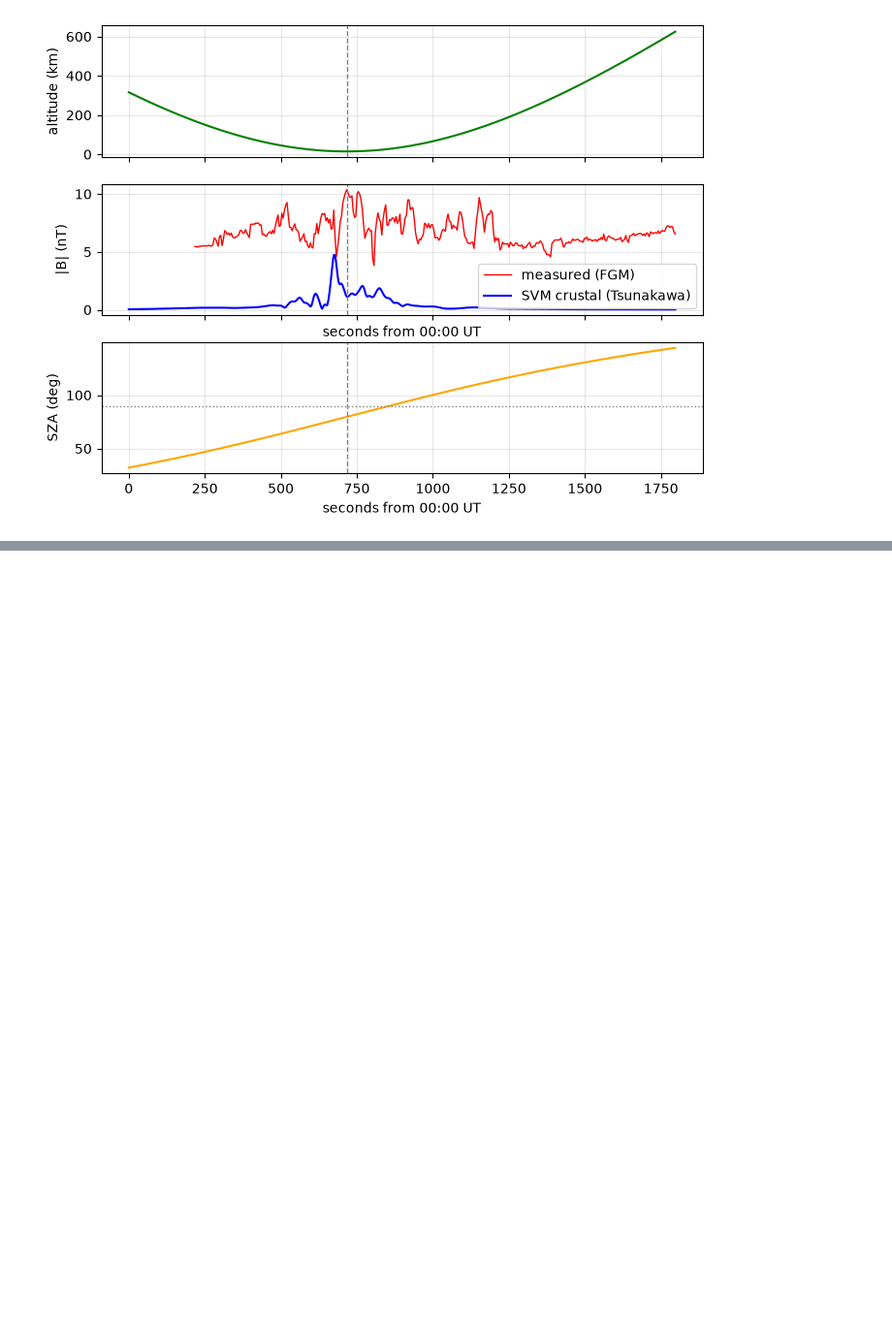
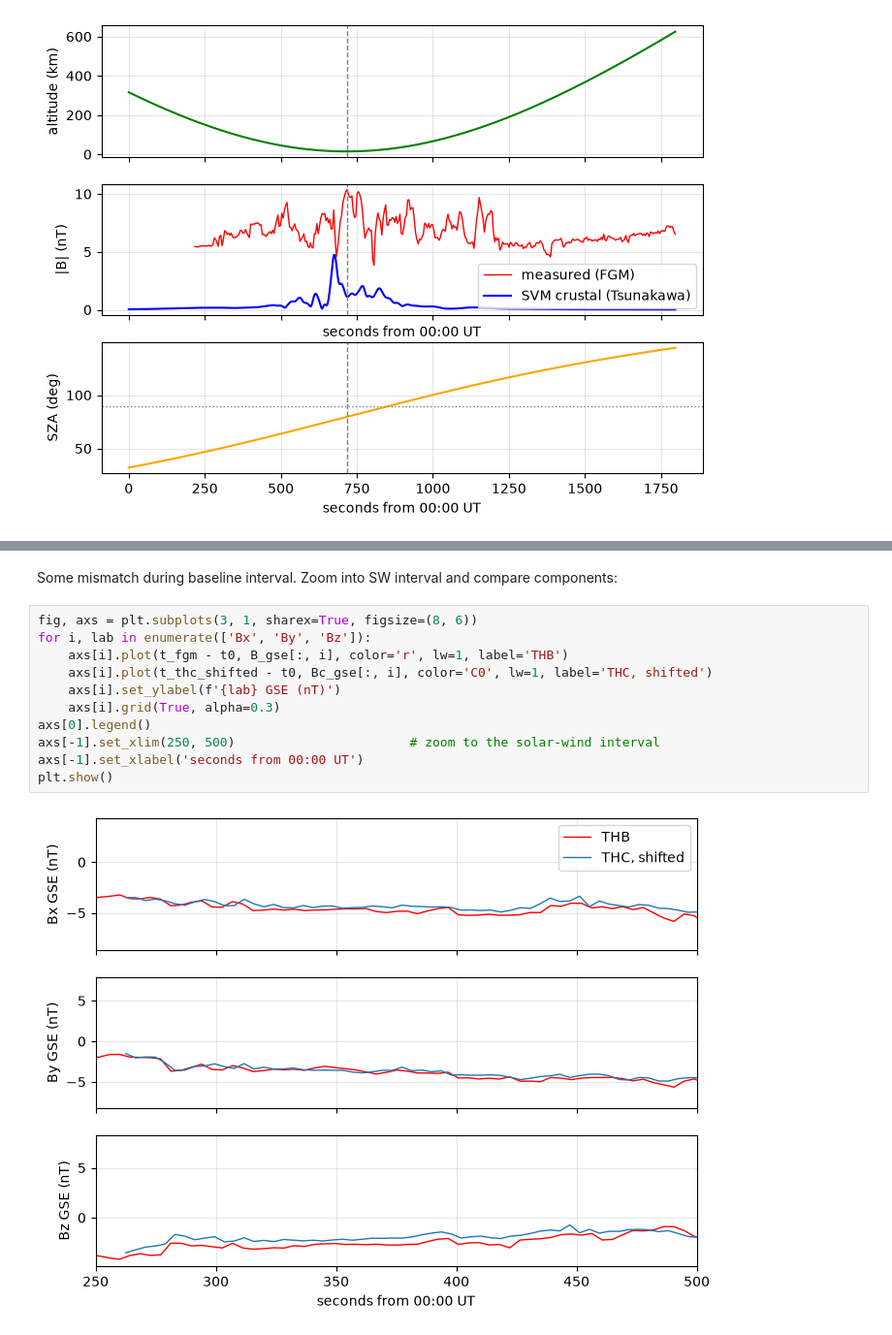
Before and after one commit to yulunwu000/artemis-lunar-plasma, a Jupyter notebook: notebooks/04_SVM_mapping.ipynb, the cells around one changed output, grey strips where cells are left out. Shown at 97% size. Cells and saved outputs as stored; diff of their text form; blank space fills up the shorter version.

```diff
--- a/notebooks/04_SVM_mapping.ipynb
+++ b/notebooks/04_SVM_mapping.ipynb
@@ -328,0 +457,15 @@ Confirms event occurs on sunlit side close to terminator, in accordance with Saw
+# %% [markdown]
+Some mismatch during baseline interval. Zoom into SW interval and compare components:
+# %%
+fig, axs = plt.subplots(3, 1, sharex=True, figsize=(8, 6))
+for i, lab in enumerate(['Bx', 'By', 'Bz']):
+    axs[i].plot(t_fgm - t0, B_gse[:, i], color='r', lw=1, label='THB')
+    axs[i].plot(t_thc_shifted - t0, Bc_gse[:, i], color='C0', lw=1, label='THC, shifted')
+    axs[i].set_ylabel(f'{lab} GSE (nT)')
+    axs[i].grid(True, alpha=0.3)
+axs[0].legend()
+axs[-1].set_xlim(250, 500)                       # zoom to the solar-wind interval
+axs[-1].set_xlabel('seconds from 00:00 UT')
+plt.show()
+# %% [output]
+[figure, added]
```
Also changed, not shown: parts of 15 cells of this notebook.
